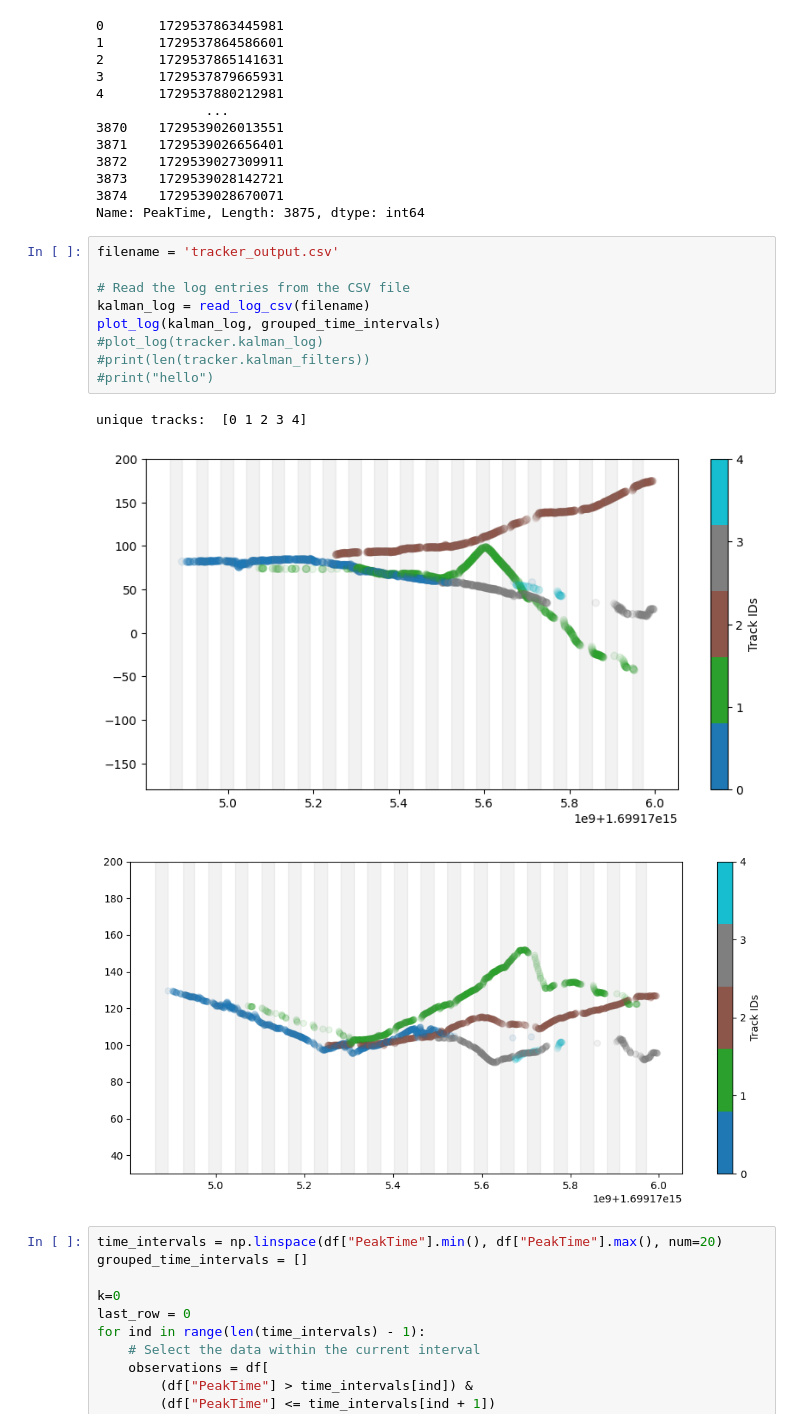
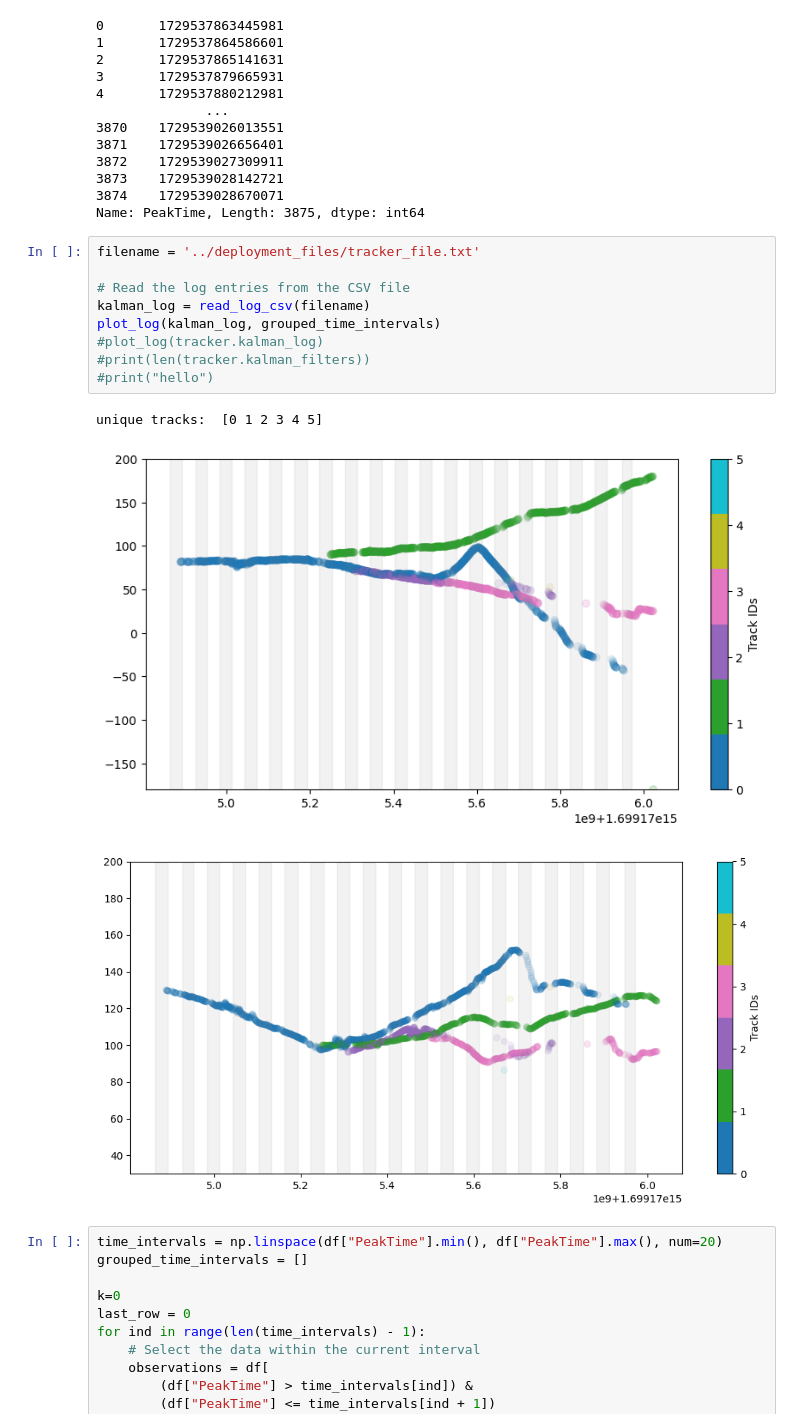
Before and after one commit to WAaronD/FreeWILLI_wasd, a Jupyter notebook: C/PyBind11/TrackDBSCAN-Adapt-EXPPybind13.ipynb, the cells around one changed output. Saved outputs shown, nothing was run; the diff lists cells and outputs as text.

```diff
--- a/C/PyBind11/TrackDBSCAN-Adapt-EXPPybind13.ipynb
+++ b/C/PyBind11/TrackDBSCAN-Adapt-EXPPybind13.ipynb
@@ -304,18 +304,18 @@ df["PeakTime"]
 3874    1729539028670071
 Name: PeakTime, Length: 3875, dtype: int64
 # %%
-filename = 'tracker_output.csv'
+filename = '../deployment_files/tracker_file.txt'
 
 # Read the log entries from the CSV file
 kalman_log = read_log_csv(filename)
 plot_log(kalman_log, grouped_time_intervals)
 #plot_log(tracker.kalman_log)
 #print(len(tracker.kalman_filters))
 #print("hello")
 # %% [output]
-unique tracks:  [0 1 2 3 4]
+unique tracks:  [0 1 2 3 4 5]
-[figure, old version]
+[figure, new version]
-[figure, old version]
+[figure, new version]
 # %%
 time_intervals = np.linspace(df["PeakTime"].min(), df["PeakTime"].max(), num=20)
 grouped_time_intervals = []
```
Also changed, not shown: parts of 1 cell of this notebook, 30 other files.
